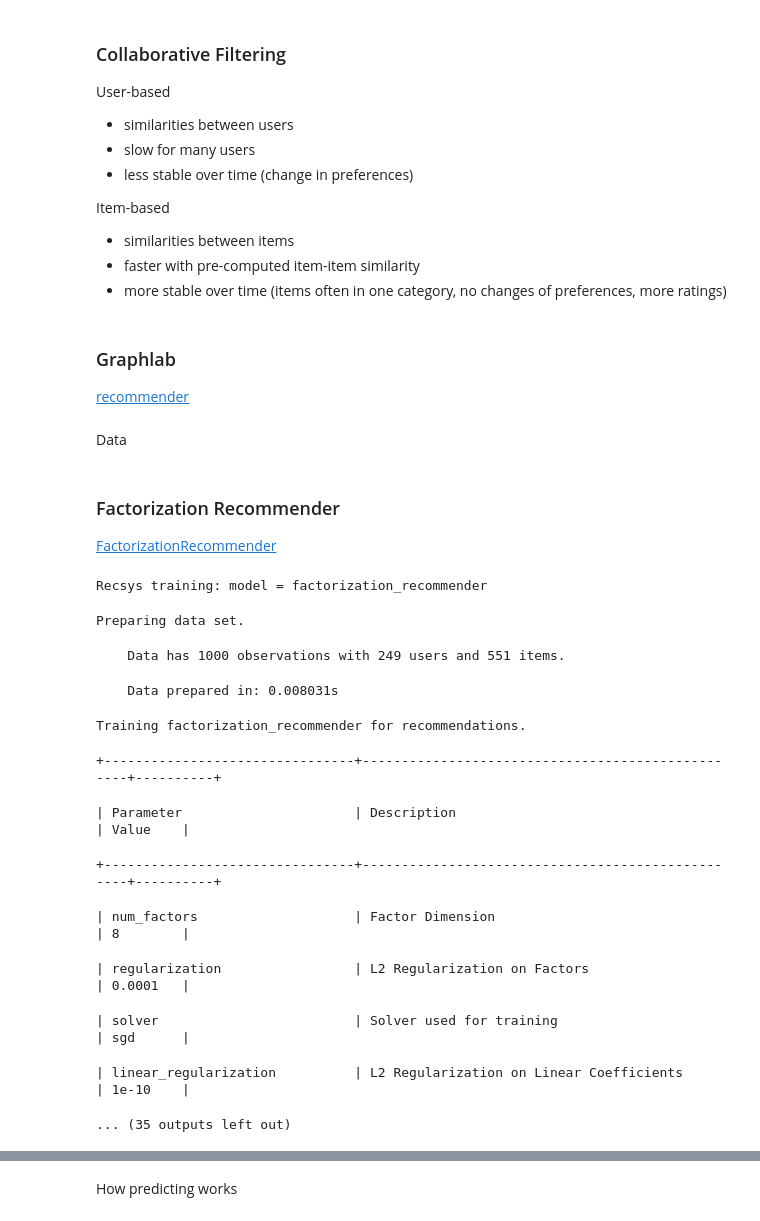
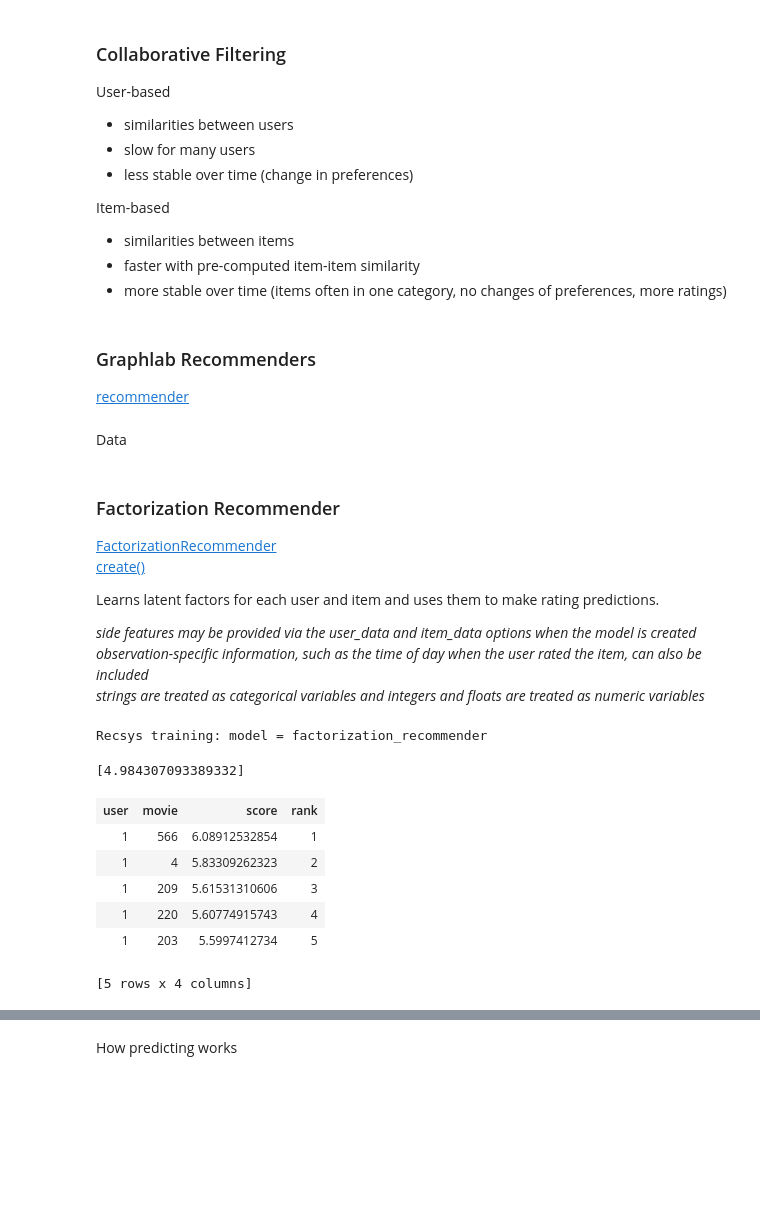
Before and after one commit to luckamolkova/data_science, a Jupyter notebook: recommenders.ipynb, the cells around one changed output, grey strips where cells are left out. Drawn from its saved outputs; the diff is of its cells as text; code cells hidden in the pictures; blank space fills up the shorter version.

```diff
--- a/recommenders.ipynb
+++ b/recommenders.ipynb
@@ -114,7 +126,7 @@ Item-based
 - more stable over time (items often in one category, no changes of preferences, more ratings)
 # %% [markdown]
 <a id='Graphlab'></a>
-### Graphlab
+### Graphlab Recommenders
 [recommender](https://dato.com/products/create/docs/graphlab.toolkits.recommender.html)
 # %% [markdown]
 Data
@@ -127,22 +141,29 @@ data = data[:1000]
-# %% [markdown]
-<a id='FactorizationRecommender'></a>
-### Factorization Recommender
-[FactorizationRecommender](https://dato.com/products/create/docs/generated/graphlab.recommender.factorization_recommender.FactorizationRecommender.html#graphlab.recommender.factorization_recommender.FactorizationRecommender)
+# %% [markdown]
+<a id='FactorizationRecommender'></a>
+### Factorization Recommender
+[FactorizationRecommender](https://dato.com/products/create/docs/generated/graphlab.recommender.factorization_recommender.FactorizationRecommender.html#graphlab.recommender.factorization_recommender.FactorizationRecommender)<br>
+[create()](https://dato.com/products/create/docs/generated/graphlab.recommender.factorization_recommender.create.html#graphlab.recommender.factorization_recommender.create)
+
+Learns latent factors for each user and item and uses them to make rating predictions.
+
+*side features may be provided via the user_data and item_data options when the model is created*<br>
+*observation-specific information, such as the time of day when the user rated the item, can also be included*<br>
+*strings are treated as categorical variables and integers and floats are treated as numeric variables*
 # %%
-matrix_fact = graphlab.factorization_recommender.create(data, user_id='user',
-                                                        item_id='movie',target='rating',
-                                                        regularization = 1e-4)
+matrix_fact = gl.factorization_recommender.create(data, target='rating',
+                                                  user_id='user', item_id='movie',
+                                                  user_data=None, item_data=None,
+                                                  regularization = 1e-4,
+                                                  verbose=False)
+print matrix_fact.predict(one_datapoint_sf)
+matrix_fact.recommend(users=np.array([1]), k=5)
 # %% [output]
 Recsys training: model = factorization_recommender
-Preparing data set.
+[4.984307093389332]
+| user | movie | score | rank |
+| 1 | 566 | 6.08912532854 | 1 |
+| 1 | 4 | 5.83309262323 | 2 |
+| 1 | 209 | 5.61531310606 | 3 |
+| 1 | 220 | 5.60774915743 | 4 |
+| 1 | 203 | 5.5997412734 | 5 |
-    Data has 1000 observations with 249 users and 551 items.
+[5 rows x 4 columns]
-    Data prepared in: 0.008031s
-Training factorization_recommender for recommendations.
-+--------------------------------+--------------------------------------------------+----------+
-| Parameter                      | Description                                      | Value    |
-+--------------------------------+--------------------------------------------------+----------+
-| num_factors                    | Factor Dimension                                 | 8        |
-| regularization                 | L2 Regularization on Factors                     | 0.0001   |
-| solver                         | Solver used for training                         | sgd      |
-| linear_regularization          | L2 Regularization on Linear Coefficients         | 1e-10    |
-... (35 outputs left out)
```
Also changed, not shown: parts of 21 cells of this notebook, 1 other file.
